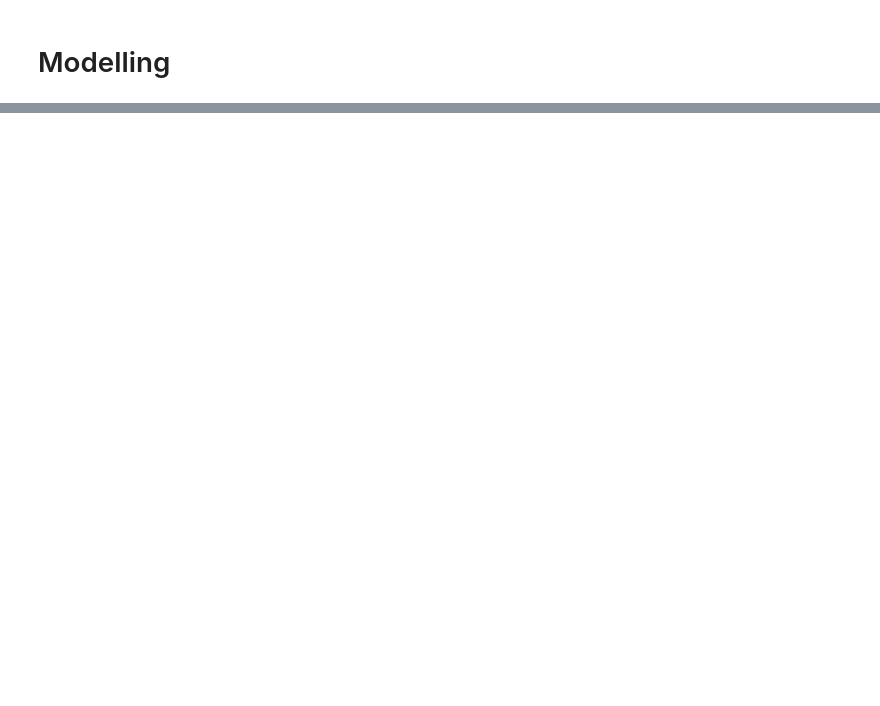
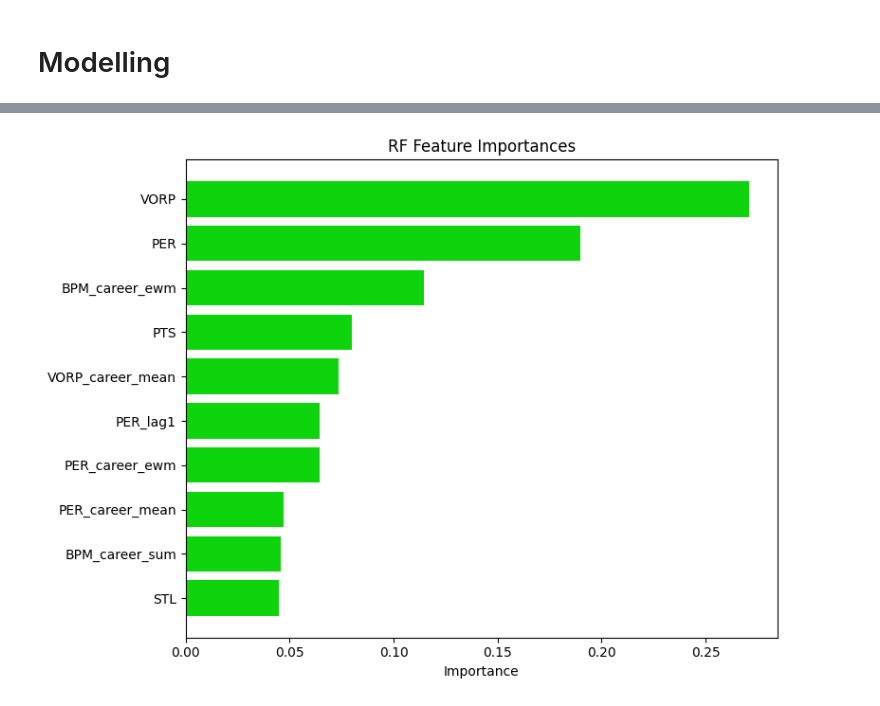
Before and after one commit to davidwendachen/Forecasting-NBA-Player-Performance, a Jupyter notebook: NBA_Player_Performance_Prediction_Final.ipynb, the cells around one changed output, grey strips where cells are left out. Cells and saved outputs as stored; diff of their text form; code cells hidden in the pictures; blank space fills up the shorter version.

```diff
--- a/NBA_Player_Performance_Prediction_Final.ipynb
+++ b/NBA_Player_Performance_Prediction_Final.ipynb
@@ -364,0 +374,19 @@ RF features (used): ['hist_BPM', 'hist_FTA', 'hist_DRB', 'hist_WS/48', 'hist_VOR
+# %%
+# Feature Importance Plot (using RF as it's the best model)
+X_imp_rf, _ = prepare_features(played, rf_sel, target, add_flags=True)
+feat_names_used = list(X_imp_rf.columns)
+importances = rf.feature_importances_
+
+importance_df = pd.DataFrame({'Feature': feat_names_used, 'Importance': importances})
+importance_df = importance_df[~importance_df['Feature'].str.endswith('_missing')]  # drop missing flags
+importance_df['Feature'] = importance_df['Feature'].str.replace('hist_', '', regex=False)  # strip hist_ prefix
+importance_df = importance_df.sort_values('Importance', ascending=True)
+
+fig, ax = plt.subplots(figsize=(8, 6))
+ax.barh(importance_df['Feature'], importance_df['Importance'], color='#0dd40d')
+ax.set_title('RF Feature Importances')
+ax.set_xlabel('Importance')
+plt.tight_layout()
+plt.show()
+# %% [output]
+[figure, added]
```
Also changed, not shown: parts of 27 cells of this notebook.
